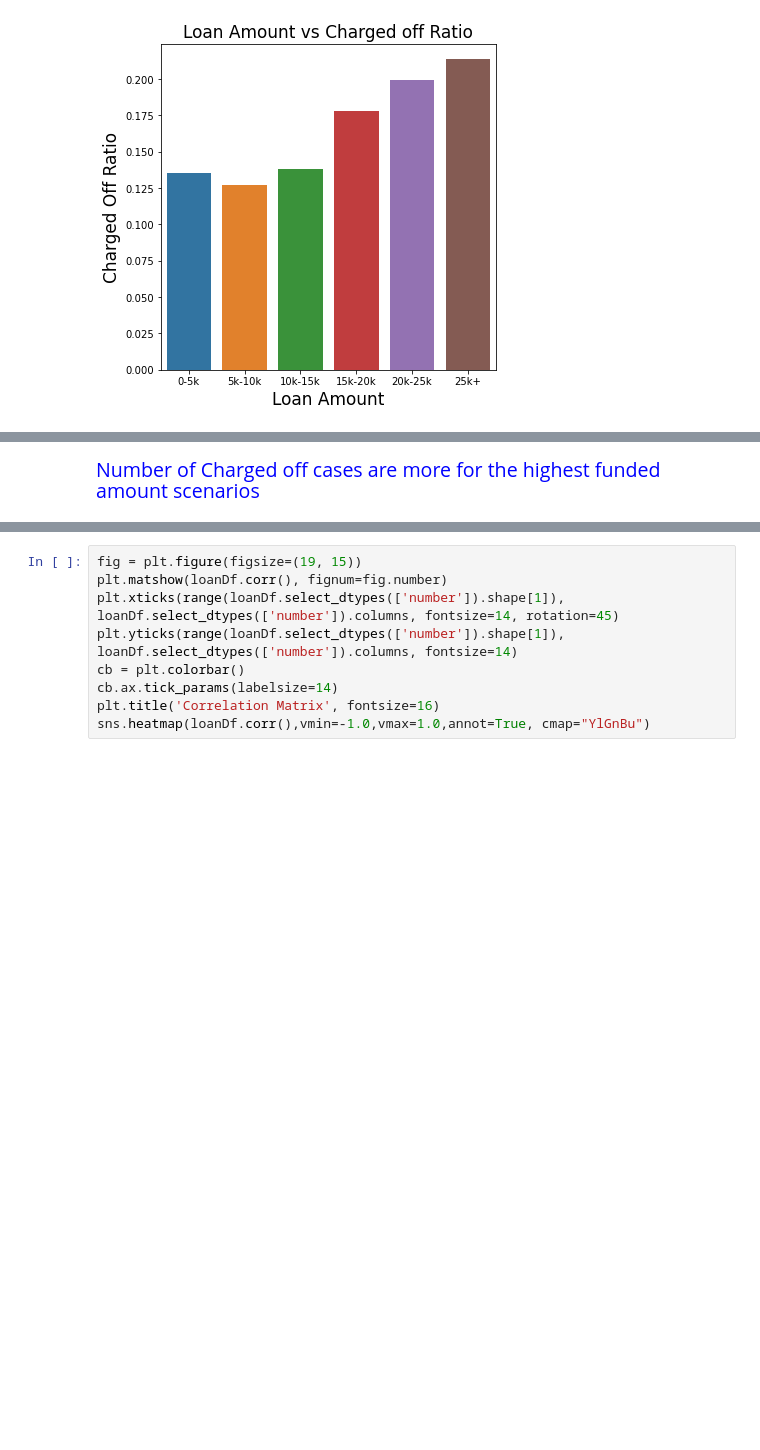
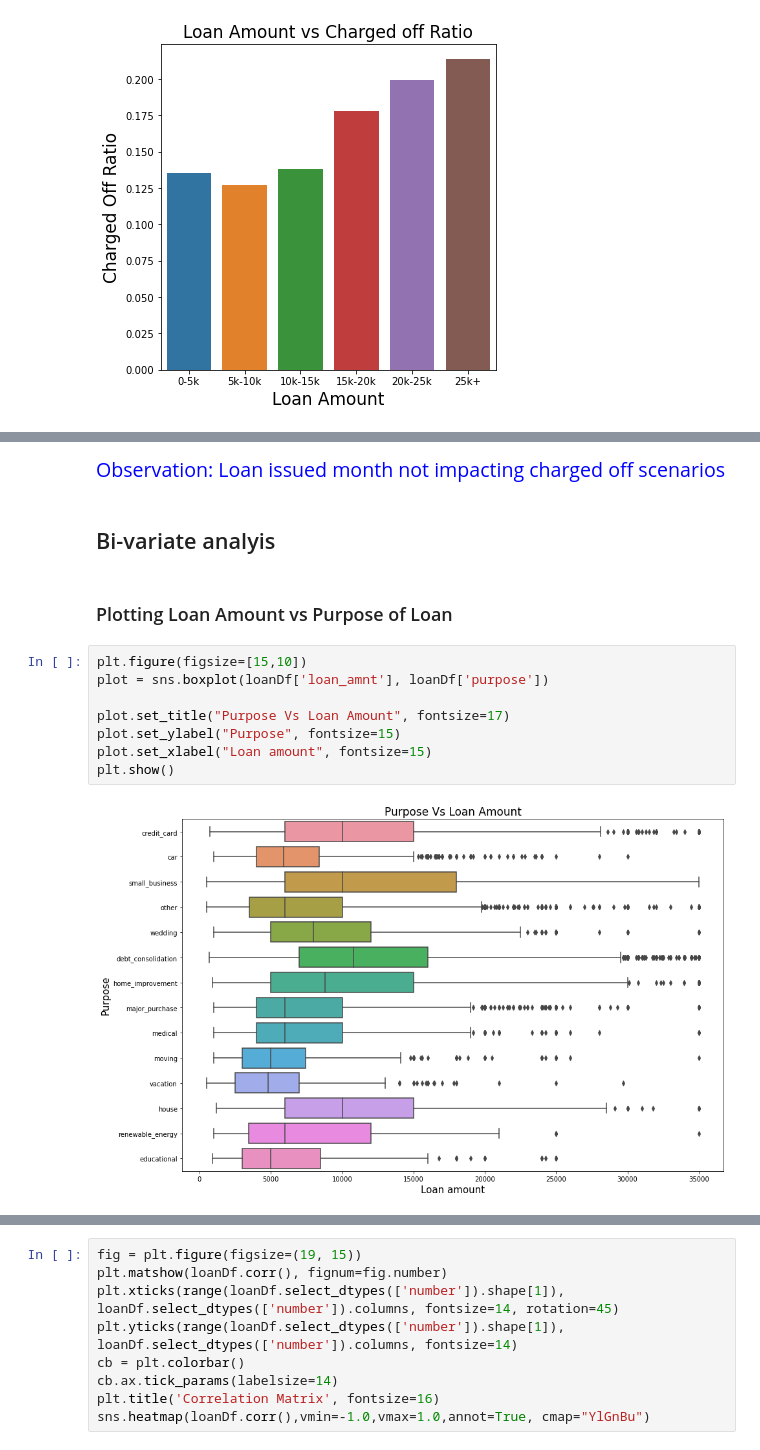
Before and after one commit to sivaprasadt246/LendingClubCaseStudy, a Jupyter notebook: SivaPrasadThota.ipynb, the cells around one changed output, grey strips where cells are left out. Cells and saved outputs as stored; diff of their text form; blank space fills up the shorter version.

```diff
--- a/SivaPrasadThota.ipynb
+++ b/SivaPrasadThota.ipynb
@@ -842,2 +826,16 @@ loan_status funded_amnt_inv_bins  Charged Off  Fully Paid
 # %% [markdown]
-<p style="font-family: Arial; font-size:1.4em;color:blue;"> Number of Charged off cases are more for the highest funded amount scenarios </p>
+<p style="font-family: Arial; font-size:1.4em;color:blue;"> Observation: Loan issued month not impacting charged off scenarios </p>
+# %% [markdown]
+## Bi-variate analyis
+# %% [markdown]
+### Plotting Loan Amount vs Purpose of Loan
+# %%
+plt.figure(figsize=[15,10])
+plot = sns.boxplot(loanDf['loan_amnt'], loanDf['purpose'])
+
+plot.set_title("Purpose Vs Loan Amount", fontsize=17)
+plot.set_ylabel("Purpose", fontsize=15)
+plot.set_xlabel("Loan amount", fontsize=15)
+plt.show()
+# %% [output]
+[figure, added]
```
Also changed, not shown: parts of 53 cells of this notebook.
